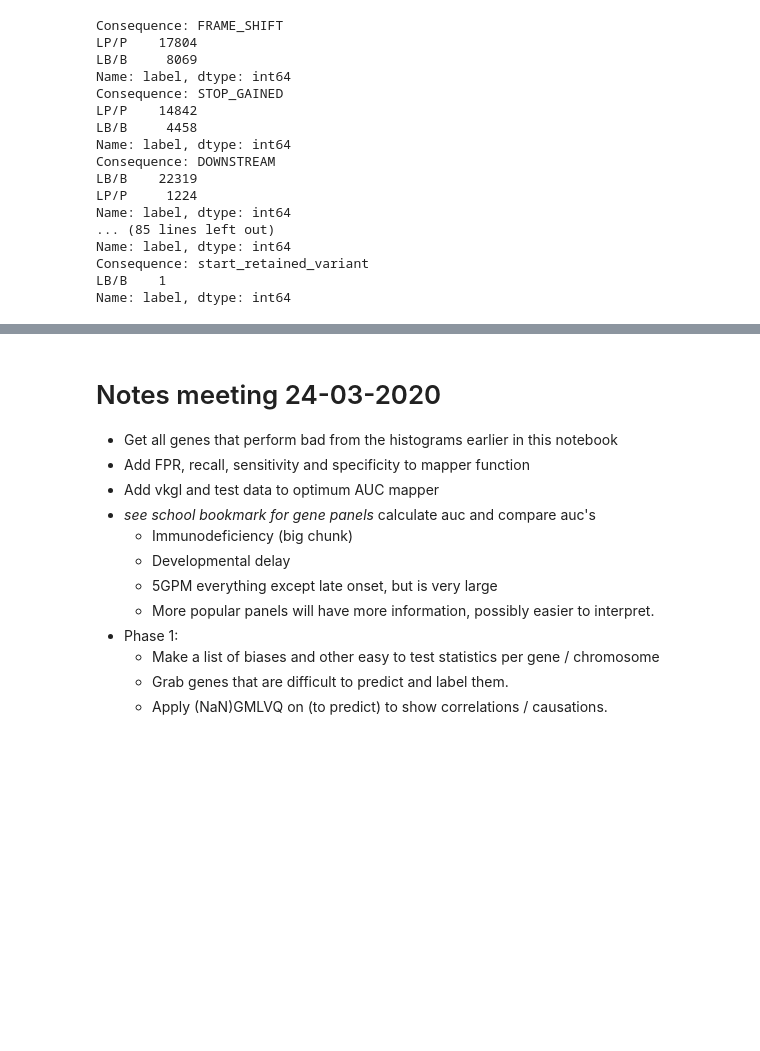
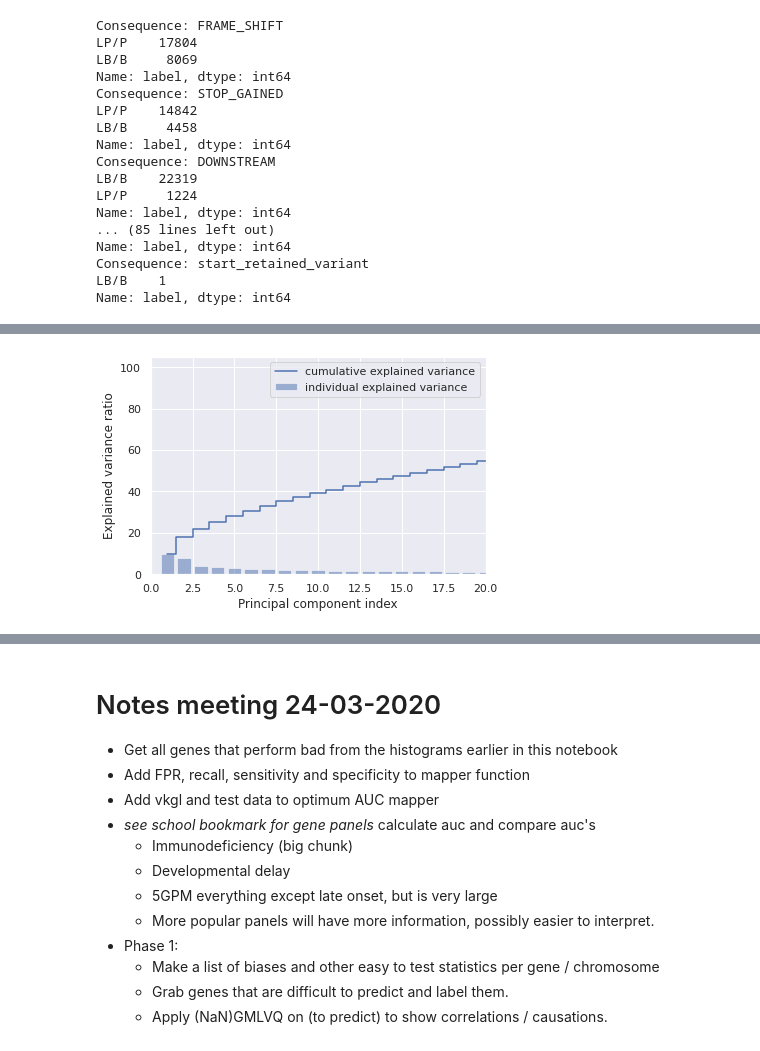
Before and after one commit to SietsmaRJ/dsls_master_thesis, a Jupyter notebook: side_scripts/potential_gene_features.ipynb, the cells around one changed output, grey strips where cells are left out. Drawn from its saved outputs; the diff is of its cells as text; code cells hidden in the pictures; blank space fills up the shorter version.

```diff
--- a/side_scripts/potential_gene_features.ipynb
+++ b/side_scripts/potential_gene_features.ipynb
@@ -186,0 +247,2 @@ full_snv_dataset[full_snv_dataset['consequence'] == consequence]['label'].value_
+# %%
+train, test = train_test_split(data, test_size = 0.2)
@@ -186,0 +269,2 @@ full_snv_dataset[full_snv_dataset['consequence'] == consequence]['label'].value_
+# %%
+train_preprocessed = preprocess(impute(train), isTrain=True)
@@ -186,0 +305,7 @@ full_snv_dataset[full_snv_dataset['consequence'] == consequence]['label'].value_
+# %%
+processed_features = []
+for col in train_preprocessed.columns:
+    for feat in cadd_vars:
+        if col == feat or col.startswith(feat):
+            if col not in processed_features:
+                processed_features.append(col)
@@ -186,0 +369,4 @@ full_snv_dataset[full_snv_dataset['consequence'] == consequence]['label'].value_
+# %%
+train_data = np.array(train_preprocessed[processed_features])
+train_data = calc_z_scores(train_data)
+corr_matrix = (train_data.T @ train_data) / (train_data.shape[0] - 1)
@@ -186,0 +379,23 @@ full_snv_dataset[full_snv_dataset['consequence'] == consequence]['label'].value_
+# %%
+eigenvalues, eigenvectors = np.linalg.eig(corr_matrix)
+# order = eigenvalues.argsort()[::-1]
+# eigenvalues = eigenvalues[order]
+# eigenvectors = eigenvectors[:, order]
+
+# calculate cumulative sum of explained variances
+tot = sum(eigenvalues)
+var_exp = [(i / tot * 100) for i in sorted(eigenvalues, reverse=True)]
+cum_var_exp = np.cumsum(var_exp)
+
+# plot explained variances
+plt.bar(range(1,eigenvalues.size + 1), var_exp, alpha=0.5,
+        align='center', label='individual explained variance')
+plt.step(range(1,eigenvalues.size + 1), cum_var_exp, where='mid',
+         label='cumulative explained variance')
+plt.ylabel('Explained variance ratio')
+plt.xlabel('Principal component index')
+plt.legend(loc='best')
+plt.xlim((0,20))
+plt.show()
+# %% [output]
+[figure, added]
```
Also changed, not shown: parts of 50 cells of this notebook, 2 other files.
